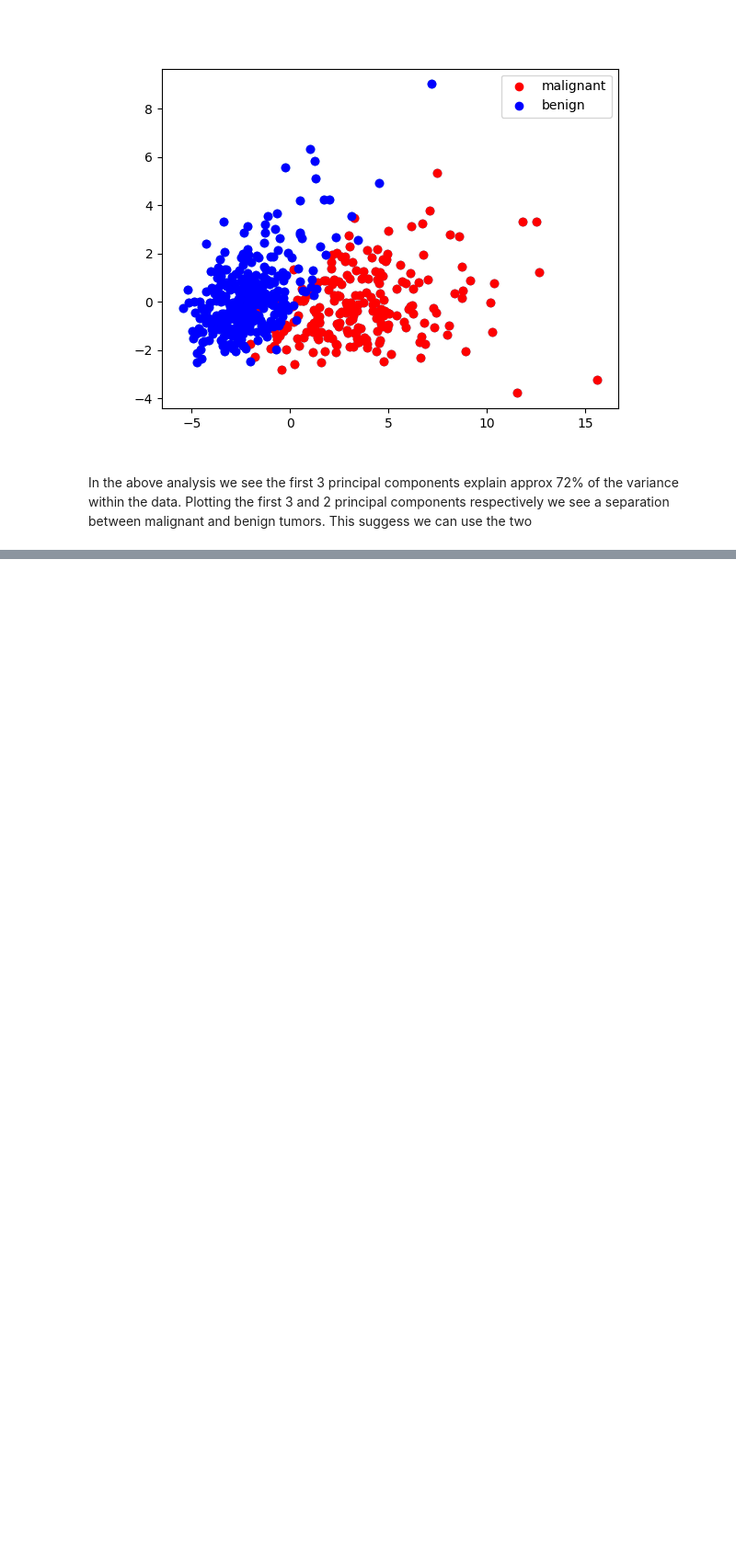
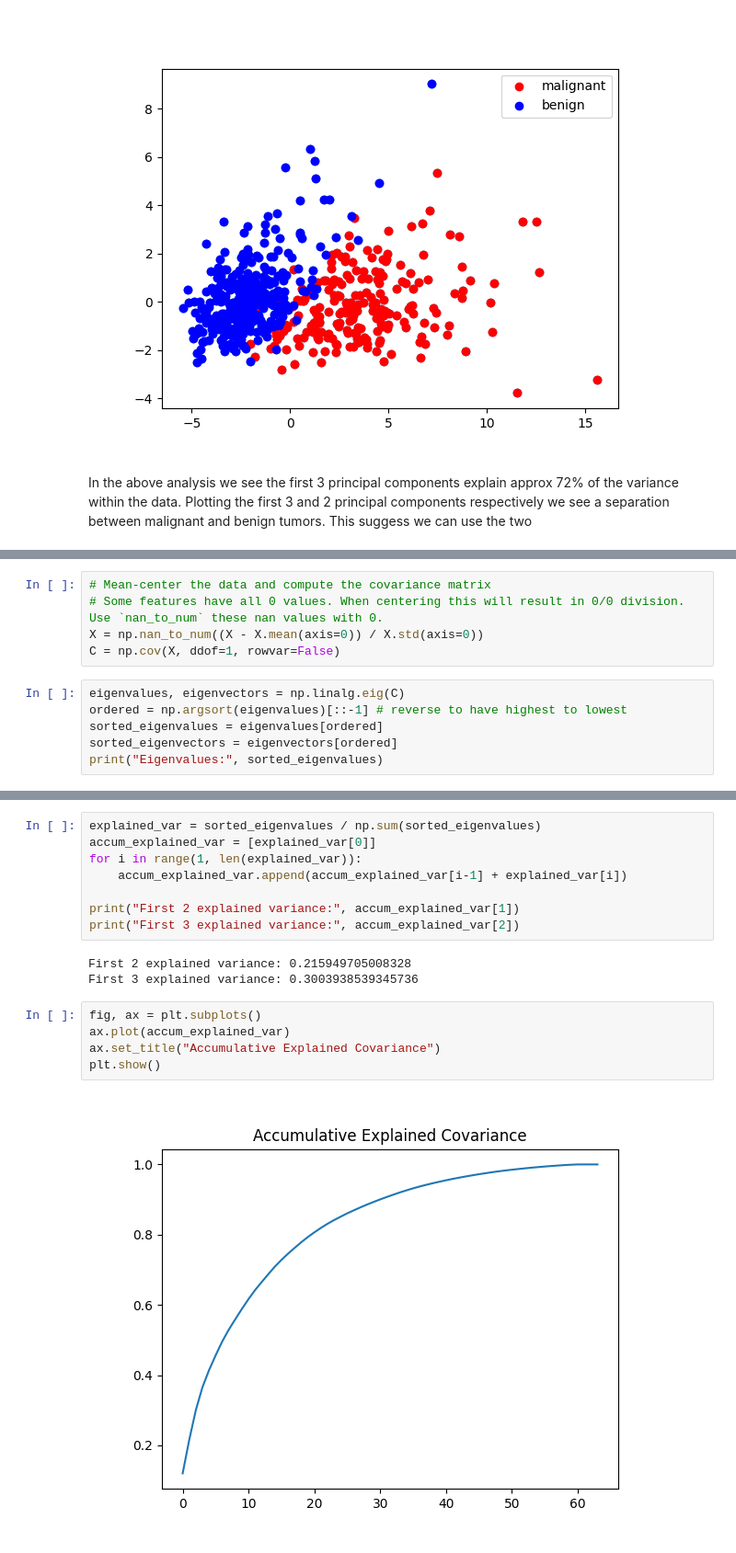
Before and after one commit to kylepclarkson/dimensionality-reduction, a Jupyter notebook: pca/pca-examples.ipynb, the cells around one changed output, grey strips where cells are left out. Shown at 92% size. Drawn from its saved outputs; the diff is of its cells as text; blank space fills up the shorter version.

```diff
--- a/pca/pca-examples.ipynb
+++ b/pca/pca-examples.ipynb
@@ -100,0 +120,11 @@ This suggess we can use the two
+# %%
+# Mean-center the data and compute the covariance matrix
+# Some features have all 0 values. When centering this will result in 0/0 division. Use `nan_to_num` these nan values with 0.
+X = np.nan_to_num((X - X.mean(axis=0)) / X.std(axis=0))
+C = np.cov(X, ddof=1, rowvar=False)
+# %%
+eigenvalues, eigenvectors = np.linalg.eig(C)
+ordered = np.argsort(eigenvalues)[::-1] # reverse to have highest to lowest
+sorted_eigenvalues = eigenvalues[ordered]
+sorted_eigenvectors = eigenvectors[ordered]
+print("Eigenvalues:", sorted_eigenvalues)
@@ -100,0 +143,18 @@ This suggess we can use the two
+# %%
+explained_var = sorted_eigenvalues / np.sum(sorted_eigenvalues)
+accum_explained_var = [explained_var[0]]
+for i in range(1, len(explained_var)):
+    accum_explained_var.append(accum_explained_var[i-1] + explained_var[i])
+
+print("First 2 explained variance:", accum_explained_var[1])
+print("First 3 explained variance:", accum_explained_var[2])
+# %% [output]
+First 2 explained variance: 0.215949705008328
+First 3 explained variance: 0.3003938539345736
+# %%
+fig, ax = plt.subplots()
+ax.plot(accum_explained_var)
+ax.set_title("Accumulative Explained Covariance")
+plt.show()
+# %% [output]
+[figure, added]
```
Also changed, not shown: parts of 6 cells of this notebook.
